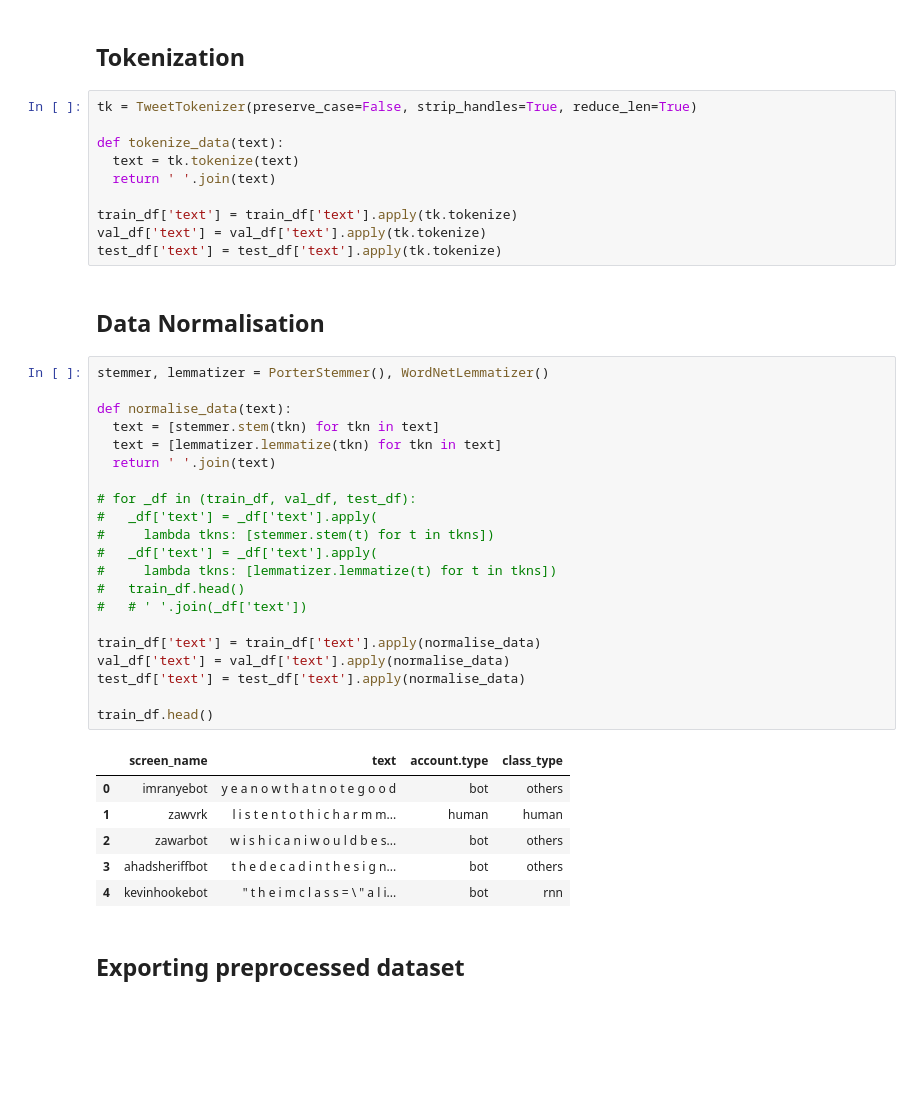
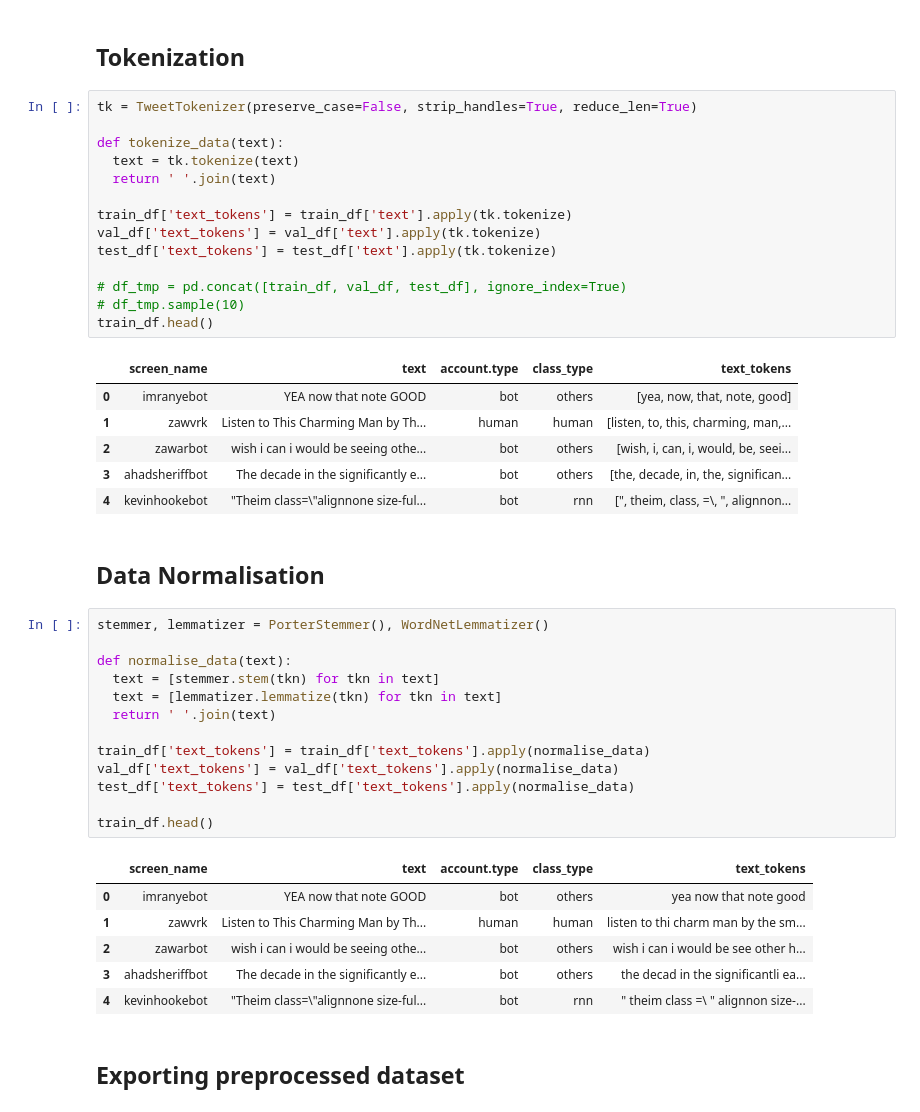
Before and after one commit to hstoklosa/fake-tweets-detection, a Jupyter notebook: preprocessing.ipynb, the cells around one changed output. Saved outputs shown, nothing was run; the diff lists cells and outputs as text; blank space fills up the shorter version.

Commit message:
chore: use 2 separate columns for tweet text (normal text and tokenized text)

```diff
--- a/preprocessing.ipynb
+++ b/preprocessing.ipynb
@@ -66,39 +66,42 @@ def tokenize_data(text):
   text = tk.tokenize(text)
   return ' '.join(text)
 
-train_df['text'] = train_df['text'].apply(tk.tokenize)
-val_df['text'] = val_df['text'].apply(tk.tokenize)
-test_df['text'] = test_df['text'].apply(tk.tokenize)
+train_df['text_tokens'] = train_df['text'].apply(tk.tokenize)
+val_df['text_tokens'] = val_df['text'].apply(tk.tokenize)
+test_df['text_tokens'] = test_df['text'].apply(tk.tokenize)
+
+# df_tmp = pd.concat([train_df, val_df, test_df], ignore_index=True)
+# df_tmp.sample(10)
+train_df.head()
+# %% [output]
+|  | screen_name | text | account.type | class_type | text_tokens |
+| 0 | imranyebot | YEA now that note GOOD | bot | others | [yea, now, that, note, good] |
+| 1 | zawvrk | Listen to This Charming Man by Th... | human | human | [listen, to, this, charming, man,... |
+| 2 | zawarbot | wish i can i would be seeing othe... | bot | others | [wish, i, can, i, would, be, seei... |
+| 3 | ahadsheriffbot | The decade in the significantly e... | bot | others | [the, decade, in, the, significan... |
+| 4 | kevinhookebot | "Theim class=\"alignnone size-ful... | bot | rnn | [", theim, class, =\, ", alignnon... |
 # %% [markdown]
 ## Data Normalisation
 # %%
 stemmer, lemmatizer = PorterStemmer(), WordNetLemmatizer()
 
 def normalise_data(text):
   text = [stemmer.stem(tkn) for tkn in text]
   text = [lemmatizer.lemmatize(tkn) for tkn in text]
   return ' '.join(text)
 
-# for _df in (train_df, val_df, test_df):
-#   _df['text'] = _df['text'].apply(
-#     lambda tkns: [stemmer.stem(t) for t in tkns])
-#   _df['text'] = _df['text'].apply(
-#     lambda tkns: [lemmatizer.lemmatize(t) for t in tkns])
-#   train_df.head()
-#   # ' '.join(_df['text'])
-
-train_df['text'] = train_df['text'].apply(normalise_data)
-val_df['text'] = val_df['text'].apply(normalise_data)
-test_df['text'] = test_df['text'].apply(normalise_data)
+train_df['text_tokens'] = train_df['text_tokens'].apply(normalise_data)
+val_df['text_tokens'] = val_df['text_tokens'].apply(normalise_data)
+test_df['text_tokens'] = test_df['text_tokens'].apply(normalise_data)
 
 train_df.head()
 # %% [output]
-|  | screen_name | text | account.type | class_type |
-| 0 | imranyebot | y e a n o w t h a t n o t e g o o d | bot | others |
-| 1 | zawvrk | l i s t e n t o t h i c h a r m m... | human | human |
-| 2 | zawarbot | w i s h i c a n i w o u l d b e s... | bot | others |
-| 3 | ahadsheriffbot | t h e d e c a d i n t h e s i g n... | bot | others |
-| 4 | kevinhookebot | " t h e i m c l a s s = \ " a l i... | bot | rnn |
+|  | screen_name | text | account.type | class_type | text_tokens |
+| 0 | imranyebot | YEA now that note GOOD | bot | others | yea now that note good |
+| 1 | zawvrk | Listen to This Charming Man by Th... | human | human | listen to thi charm man by the sm... |
+| 2 | zawarbot | wish i can i would be seeing othe... | bot | others | wish i can i would be see other h... |
+| 3 | ahadsheriffbot | The decade in the significantly e... | bot | others | the decad in the significantli ea... |
+| 4 | kevinhookebot | "Theim class=\"alignnone size-ful... | bot | rnn | " theim class =\ " alignnon size-... |
 # %% [markdown]
 ## Exporting preprocessed dataset
 # %%
```
